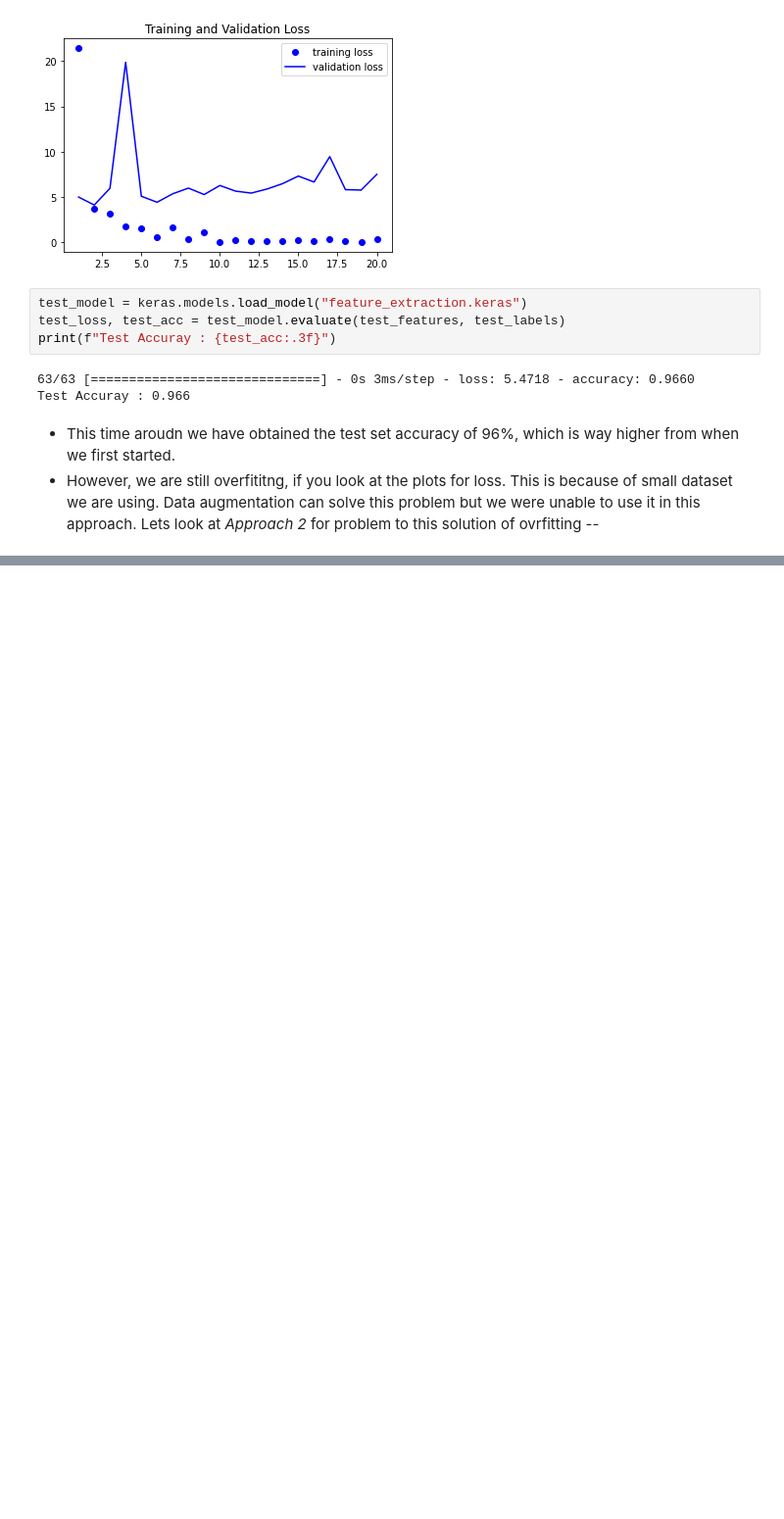
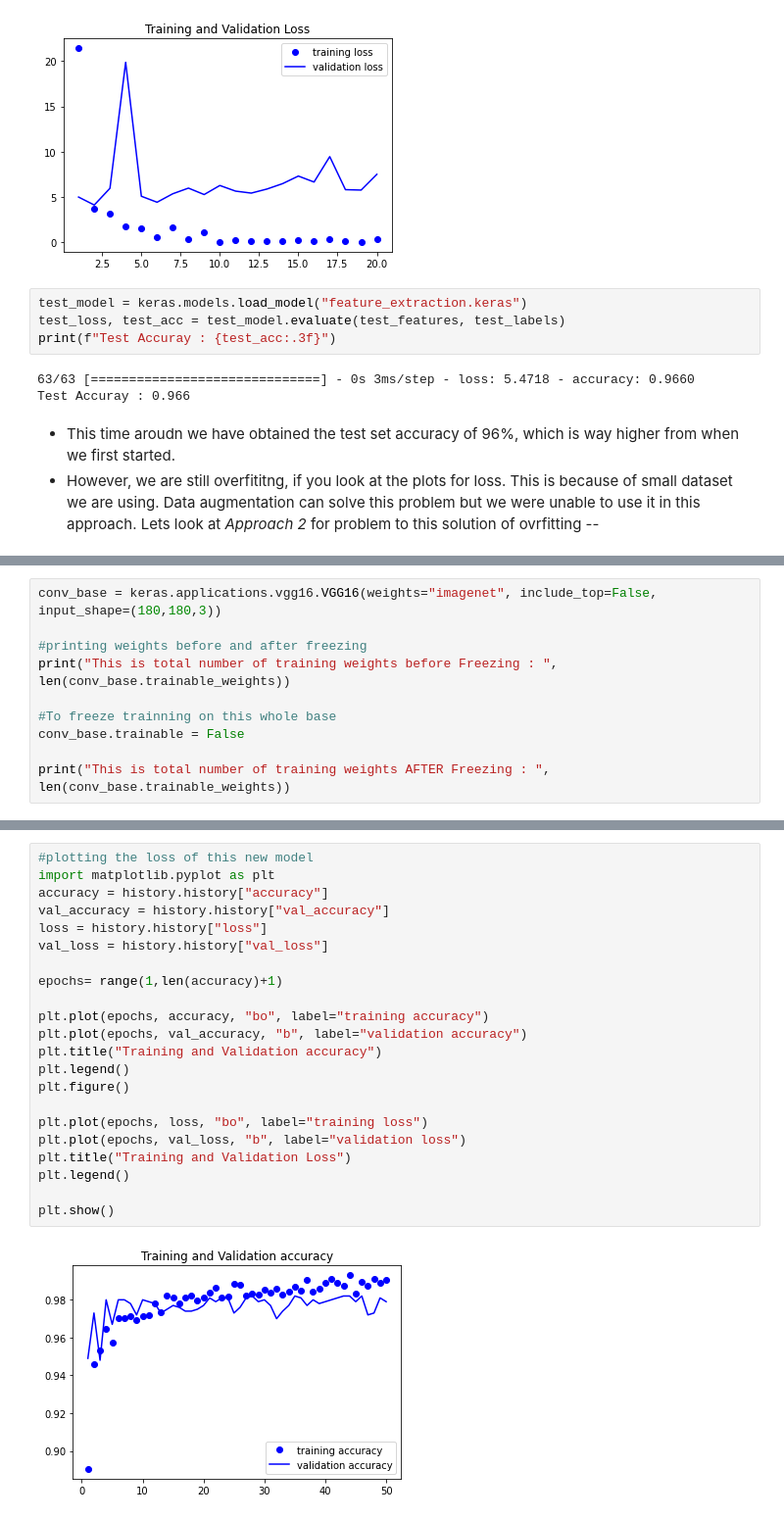
Before and after one commit to yvrjsharma/Keras-edition-deux, a Jupyter notebook: Keras_7.ipynb, the cells around one changed output, grey strips where cells are left out. Shown at 98% size. Cells and saved outputs as stored; diff of their text form; blank space fills up the shorter version.

```diff
--- a/Keras_7.ipynb
+++ b/Keras_7.ipynb
@@ -583,0 +591,10 @@ Test Accuray : 0.966
+# %%
+conv_base = keras.applications.vgg16.VGG16(weights="imagenet", include_top=False, input_shape=(180,180,3))
+
+#printing weights before and after freezing
+print("This is total number of training weights before Freezing : ", len(conv_base.trainable_weights))
+
+#To freeze trainning on this whole base
+conv_base.trainable = False
+
+print("This is total number of training weights AFTER Freezing : ", len(conv_base.trainable_weights))
@@ -583,0 +640,24 @@ Test Accuray : 0.966
+# %%
+#plotting the loss of this new model
+import matplotlib.pyplot as plt
+accuracy = history.history["accuracy"]
+val_accuracy = history.history["val_accuracy"]
+loss = history.history["loss"]
+val_loss = history.history["val_loss"]
+
+epochs= range(1,len(accuracy)+1)
+
+plt.plot(epochs, accuracy, "bo", label="training accuracy")
+plt.plot(epochs, val_accuracy, "b", label="validation accuracy")
+plt.title("Training and Validation accuracy")
+plt.legend()
+plt.figure()
+
+plt.plot(epochs, loss, "bo", label="training loss")
+plt.plot(epochs, val_loss, "b", label="validation loss")
+plt.title("Training and Validation Loss")
+plt.legend()
+
+plt.show()
+# %% [output]
+[figure, added]
```
Also changed, not shown: parts of 10 cells of this notebook.
